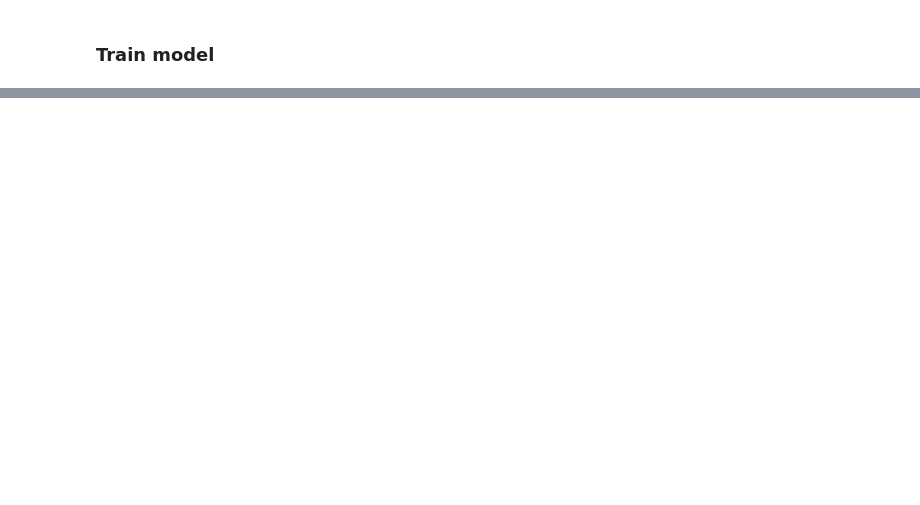
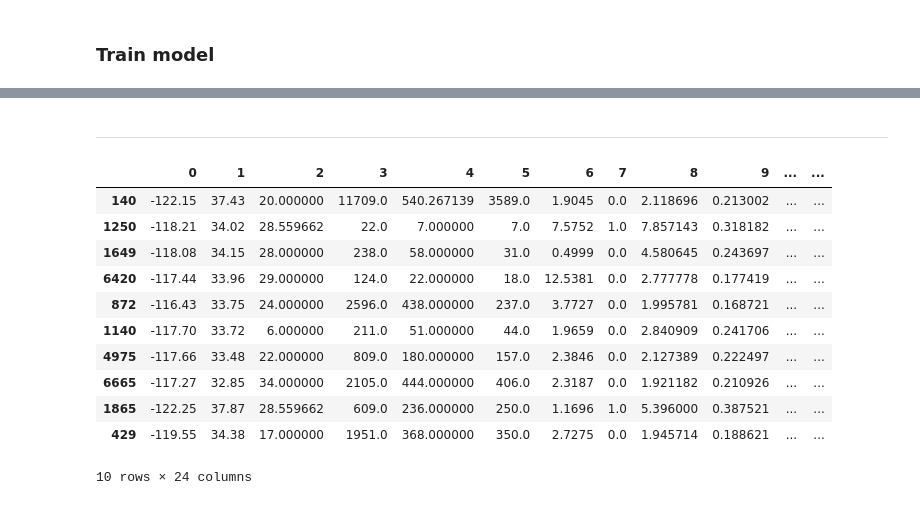
Before and after one commit to marianoju/NF_DS_1_course_material, a Jupyter notebook: prediction/linear_regression_housing.ipynb, the cells around one changed output, grey strips where cells are left out. Drawn from its saved outputs; the diff is of its cells as text; code cells hidden in the pictures; blank space fills up the shorter version.

```diff
--- a/prediction/linear_regression_housing.ipynb
+++ b/prediction/linear_regression_housing.ipynb
@@ -60,2 +154,6 @@ data.loc[mask, 'poor_district'] = 1
+# %%
+#data['median_income_log'] = data['median_income'].apply(np.log)
+transformer = FunctionTransformer(np.log1p)
+data['population_log_scales'] = transformer.transform(data['population'].values.reshape(-1, 1))
 # %%
 data.head()
@@ -63,7 +168,8 @@ data.head()
 ### Assign input and target values, split in test and train
 # %%
 y = data['median_house_value'].values
-X = data.drop(columns=['median_house_value', 'ocean_proximity', 'median_income']).values
+X = data.drop(columns=['median_house_value', 'ocean_proximity', 'population']).values
+cols = data.drop(columns=['median_house_value', 'ocean_proximity', 'population']).columns
 # %%
 # Concat one-hot encoded features to input data
 X = np.concatenate([X,data_ocean_bin], axis=1)
@@ -98,16 +208,14 @@ X_test[inds] = np.take(col_mean, inds[1])
+# %%
+min_max_scaler = MinMaxScaler()
+X_train_minmax = min_max_scaler.fit_transform(X_train)
+X_test_minmax = min_max_scaler.fit_transform(X_test)
 # %% [markdown]
 ### Train model
 # %%
 lm = linear_model.LinearRegression()
 # %%
 # fit linear model to training subset
-model = lm.fit(X_train, y_train)
+model = lm.fit(X_train_minmax, y_train)
 
 # make a prediction using the test subset
-y_pred = lm.predict(X_test)
-
-
-# Print Errors
-print("MSE: ", mean_squared_error(y_test, y_pred))
-print("RMSE: ", np.sqrt(((y_test - y_pred) ** 2).mean()))
-print("R2: ", r2_score(y_test, y_pred))
+y_pred = lm.predict(X_test_minmax)
@@ -117,0 +255,21 @@ np.sqrt(((y_test - y_pred) ** 2).mean())/ y_test.mean()
+# %% [markdown]
+---
+# %%
+result = pd.DataFrame(X_test)
+result['pred'] = y_pred
+result['act'] = y_test
+result['diff'] = abs(result['pred']-result['act'])
+result.sort_values(['diff'],ascending=False).head(10)
+# %% [output]
+|  | 0 | 1 | 2 | 3 | 4 | 5 | 6 | 7 | 8 | 9 | ... | ... |
+| 140 | -122.15 | 37.43 | 20.000000 | 11709.0 | 540.267139 | 3589.0 | 1.9045 | 0.0 | 2.118696 | 0.213002 | ... | ... |
+| 1250 | -118.21 | 34.02 | 28.559662 | 22.0 | 7.000000 | 7.0 | 7.5752 | 1.0 | 7.857143 | 0.318182 | ... | ... |
+| 1649 | -118.08 | 34.15 | 28.000000 | 238.0 | 58.000000 | 31.0 | 0.4999 | 0.0 | 4.580645 | 0.243697 | ... | ... |
+| 6420 | -117.44 | 33.96 | 29.000000 | 124.0 | 22.000000 | 18.0 | 12.5381 | 0.0 | 2.777778 | 0.177419 | ... | ... |
+| 872 | -116.43 | 33.75 | 24.000000 | 2596.0 | 438.000000 | 237.0 | 3.7727 | 0.0 | 1.995781 | 0.168721 | ... | ... |
+| 1140 | -117.70 | 33.72 | 6.000000 | 211.0 | 51.000000 | 44.0 | 1.9659 | 0.0 | 2.840909 | 0.241706 | ... | ... |
+| 4975 | -117.66 | 33.48 | 22.000000 | 809.0 | 180.000000 | 157.0 | 2.3846 | 0.0 | 2.127389 | 0.222497 | ... | ... |
+| 6665 | -117.27 | 32.85 | 34.000000 | 2105.0 | 444.000000 | 406.0 | 2.3187 | 0.0 | 1.921182 | 0.210926 | ... | ... |
+| 1865 | -122.25 | 37.87 | 28.559662 | 609.0 | 236.000000 | 250.0 | 1.1696 | 1.0 | 5.396000 | 0.387521 | ... | ... |
+| 429 | -119.55 | 34.38 | 17.000000 | 1951.0 | 368.000000 | 350.0 | 2.7275 | 0.0 | 1.945714 | 0.188621 | ... | ... |
+10 rows × 24 columns
```
Also changed, not shown: parts of 33 cells of this notebook.
